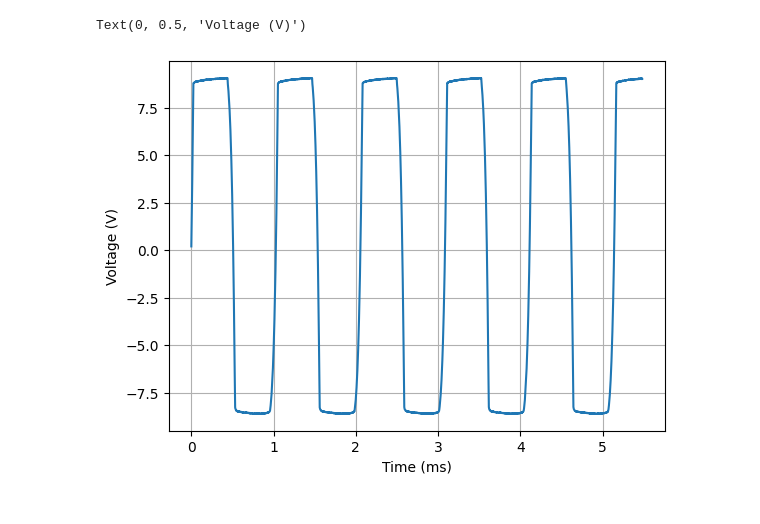
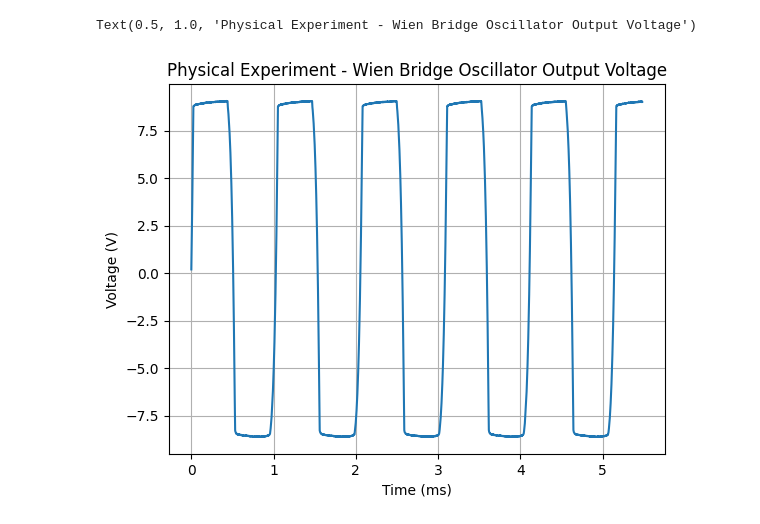
Before and after one commit to DanNguyenN/CE3202-Fundamentals, a Jupyter notebook: Lab7/inlab.ipynb, the cells around one changed output. Cells and saved outputs as stored; diff of their text form; code cells hidden in the pictures.

```diff
--- a/Lab7/inlab.ipynb
+++ b/Lab7/inlab.ipynb
@@ -340,13 +347,14 @@ plt.grid()
 # %%
 #Plot the wienBridge
 df = pd.read_csv(".\inlab\wienBridge.csv", skiprows=27, encoding="latin1")
 df.columns = ["time", "outputV", "null"]
 
 df = df[(df["time"] > 0)]
 plt.plot(df["time"] * 1000, df["outputV"])
 plt.grid()
 plt.xlabel("Time (ms)")
 plt.ylabel("Voltage (V)")
+plt.title("Physical Experiment - Wien Bridge Oscillator Output Voltage")
 # %% [output]
-Text(0, 0.5, 'Voltage (V)')
+Text(0.5, 1.0, 'Physical Experiment - Wien Bridge Oscillator Output Voltage')
-[figure, old version]
+[figure, new version]
```
Also changed, not shown: parts of 10 cells of this notebook, 2 other files.
